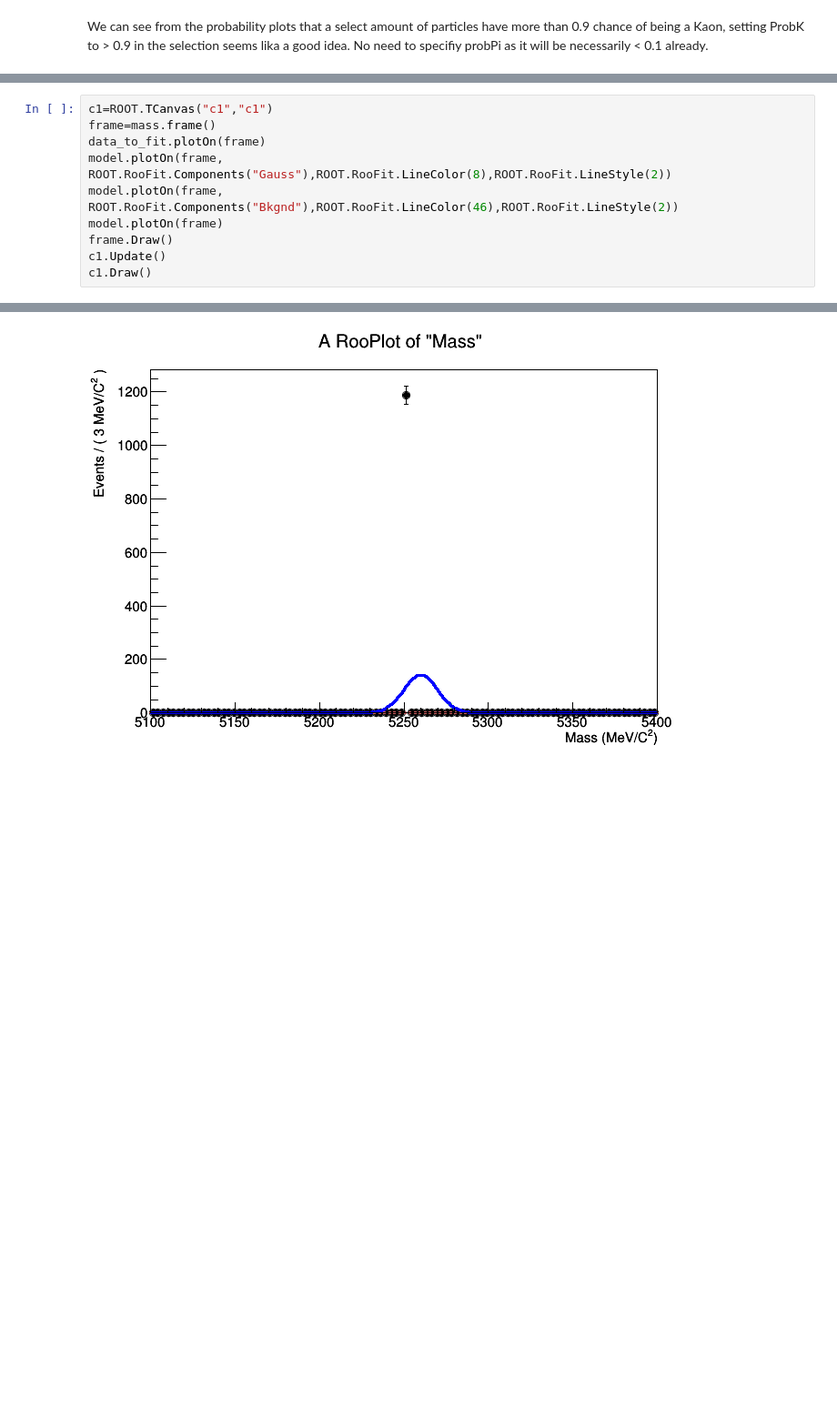
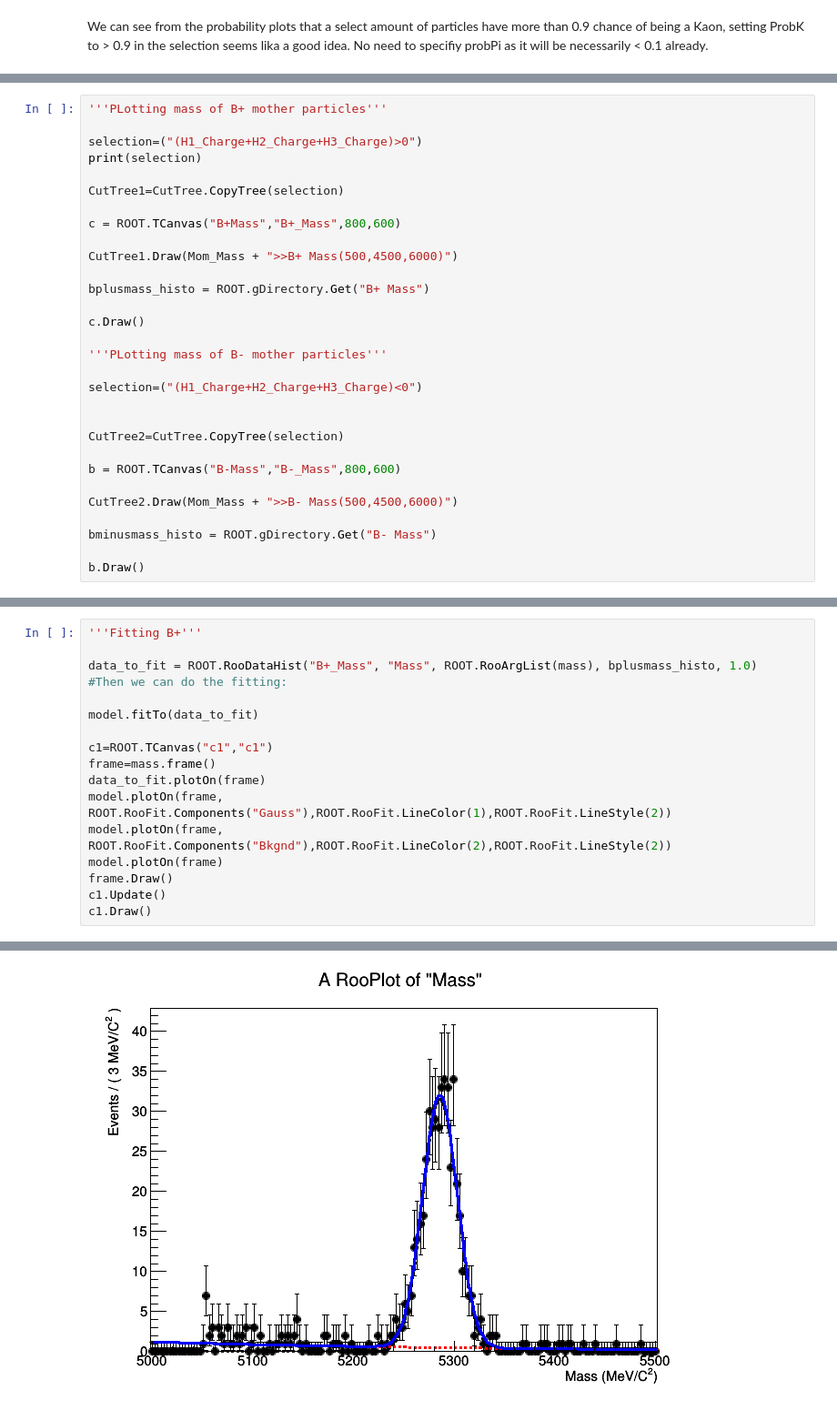
Before and after one commit to xspronken/bigdataW1, a Jupyter notebook: week4.ipynb, the cells around one changed output, grey strips where cells are left out. Shown: that part at 91% size. Cells and saved outputs as stored; diff of their text form; blank space fills up the shorter version.

```diff
--- a/week4.ipynb
+++ b/week4.ipynb
@@ -378,0 +416,30 @@ model.fitTo(data_to_fit)
+# %%
+'''PLotting mass of B+ mother particles'''
+
+selection=("(H1_Charge+H2_Charge+H3_Charge)>0")
+print(selection)
+
+CutTree1=CutTree.CopyTree(selection)
+
+c = ROOT.TCanvas("B+Mass","B+_Mass",800,600)
+
+CutTree1.Draw(Mom_Mass + ">>B+ Mass(500,4500,6000)")
+
+bplusmass_histo = ROOT.gDirectory.Get("B+ Mass")
+
+c.Draw()
+
+'''PLotting mass of B- mother particles'''
+
+selection=("(H1_Charge+H2_Charge+H3_Charge)<0")
+
+
+CutTree2=CutTree.CopyTree(selection)
+
+b = ROOT.TCanvas("B-Mass","B-_Mass",800,600)
+
+CutTree2.Draw(Mom_Mass + ">>B- Mass(500,4500,6000)")
+
+bminusmass_histo = ROOT.gDirectory.Get("B- Mass")
+
+b.Draw()
@@ -379,9 +452,16 @@ model.fitTo(data_to_fit)
 # %%
+'''Fitting B+'''
+
+data_to_fit = ROOT.RooDataHist("B+_Mass", "Mass", ROOT.RooArgList(mass), bplusmass_histo, 1.0)
+#Then we can do the fitting:
+
+model.fitTo(data_to_fit)
+
 c1=ROOT.TCanvas("c1","c1")
 frame=mass.frame()
 data_to_fit.plotOn(frame)
-model.plotOn(frame, ROOT.RooFit.Components("Gauss"),ROOT.RooFit.LineColor(8),ROOT.RooFit.LineStyle(2))
-model.plotOn(frame, ROOT.RooFit.Components("Bkgnd"),ROOT.RooFit.LineColor(46),ROOT.RooFit.LineStyle(2))
+model.plotOn(frame, ROOT.RooFit.Components("Gauss"),ROOT.RooFit.LineColor(1),ROOT.RooFit.LineStyle(2))
+model.plotOn(frame, ROOT.RooFit.Components("Bkgnd"),ROOT.RooFit.LineColor(2),ROOT.RooFit.LineStyle(2))
 model.plotOn(frame)
 frame.Draw()
 c1.Update()
@@ -390,6 +483,6 @@ c1.Draw()
 [#1] INFO:Plotting -- RooAbsPdf::plotOn(Full Model) directly selected PDF components: (Gauss)
 [#1] INFO:Plotting -- RooAbsPdf::plotOn(Full Model) indirectly selected PDF components: ()
 [#1] INFO:Plotting -- RooAbsPdf::plotOn(Full Model) directly selected PDF components: (Bkgnd)
 [#1] INFO:Plotting -- RooAbsPdf::plotOn(Full Model) indirectly selected PDF components: ()
 Warning in <TCanvas::Constructor>: Deleting canvas with same name: c1
-[figure, old version]
+[figure, new version]
```
Also changed, not shown: parts of 24 cells of this notebook.
